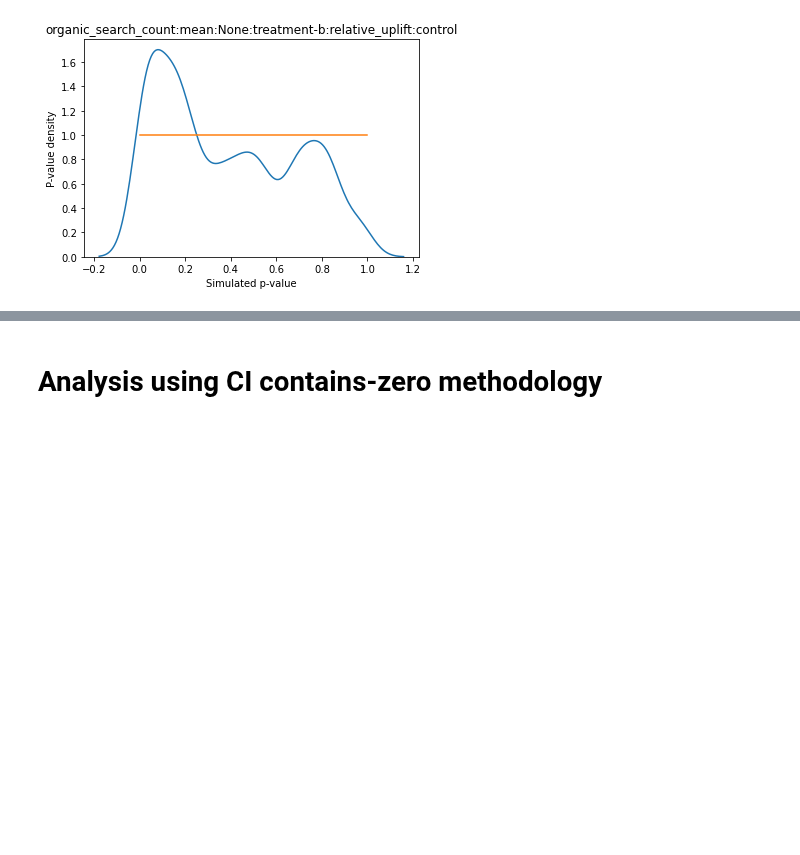
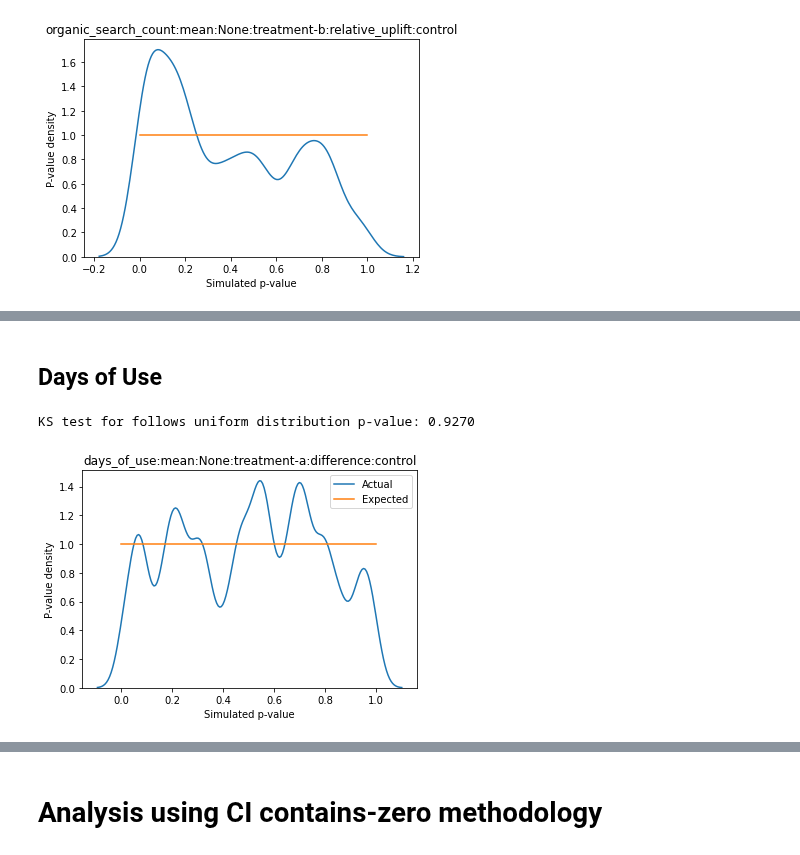
Before and after one commit to mozilla/jetstream, a Jupyter notebook: Analyze Multiple Simulations.ipynb, the cells around one changed output, grey strips where cells are left out. Cells and saved outputs as stored; diff of their text form; code cells hidden in the pictures; blank space fills up the shorter version.

```diff
--- a/Analyze Multiple Simulations.ipynb
+++ b/Analyze Multiple Simulations.ipynb
@@ -155,0 +213,7 @@ plt.close('all')
+# %% [markdown]
+## Days of Use
+# %%
+plot_pvalue_distribution_for_metric('days_of_use', 'mean', 'treatment-a', 'difference')
+# %% [output]
+KS test for follows uniform distribution p-value: 0.9270
+[figure, added]
```
Also changed, not shown: parts of 22 cells of this notebook.
